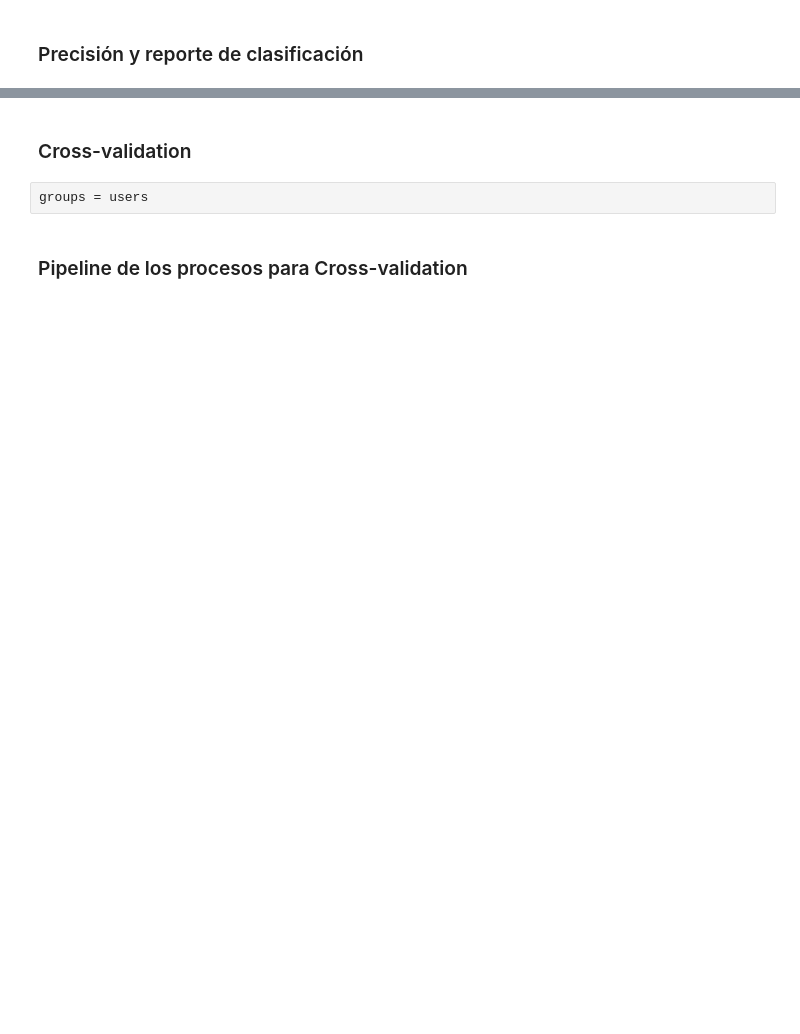
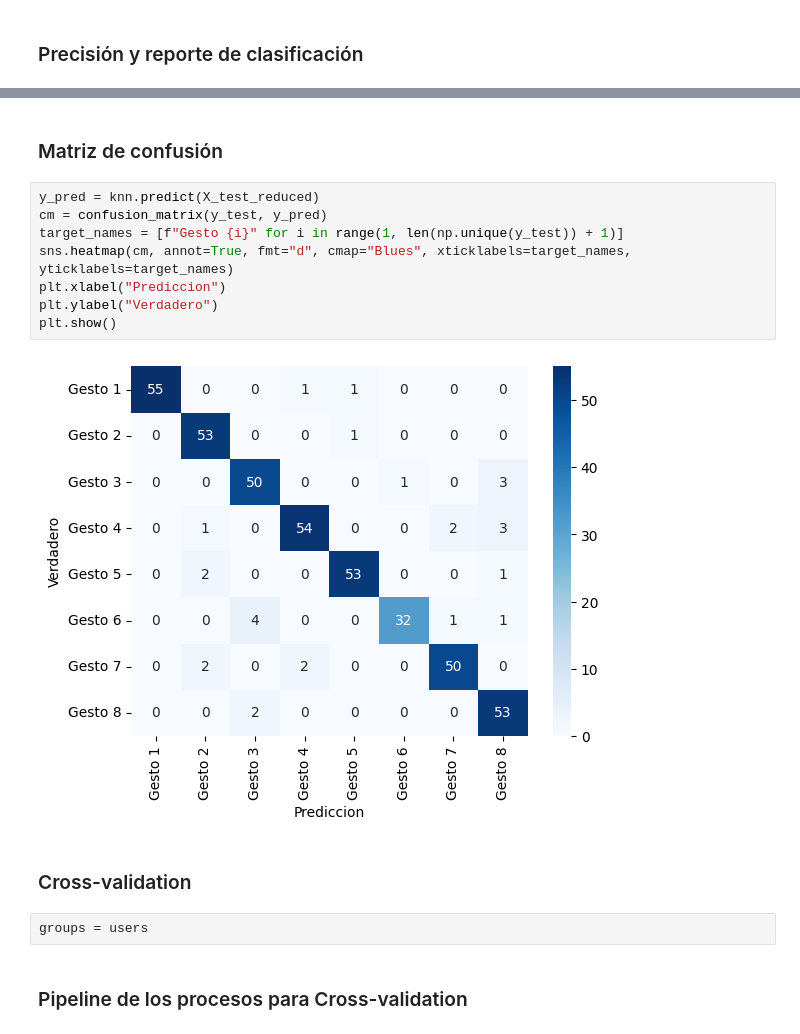
Before and after one commit to ivanvzqzz/gestures, a Jupyter notebook: gestures.ipynb, the cells around one changed output, grey strips where cells are left out. Cells and saved outputs as stored; diff of their text form; blank space fills up the shorter version.

```diff
--- a/gestures.ipynb
+++ b/gestures.ipynb
@@ -189,3 +194,15 @@ weighted avg       0.94      0.94      0.94       428
+# %% [markdown]
+### Matriz de confusión
+# %%
+y_pred = knn.predict(X_test_reduced)
+cm = confusion_matrix(y_test, y_pred)
+target_names = [f"Gesto {i}" for i in range(1, len(np.unique(y_test)) + 1)]
+sns.heatmap(cm, annot=True, fmt="d", cmap="Blues", xticklabels=target_names, yticklabels=target_names)
+plt.xlabel("Prediccion")
+plt.ylabel("Verdadero")
+plt.show()
+# %% [output]
+[figure, added]
 # %% [markdown]
 ### Cross-validation
 # %%
```
Also changed, not shown: parts of 16 cells of this notebook.
